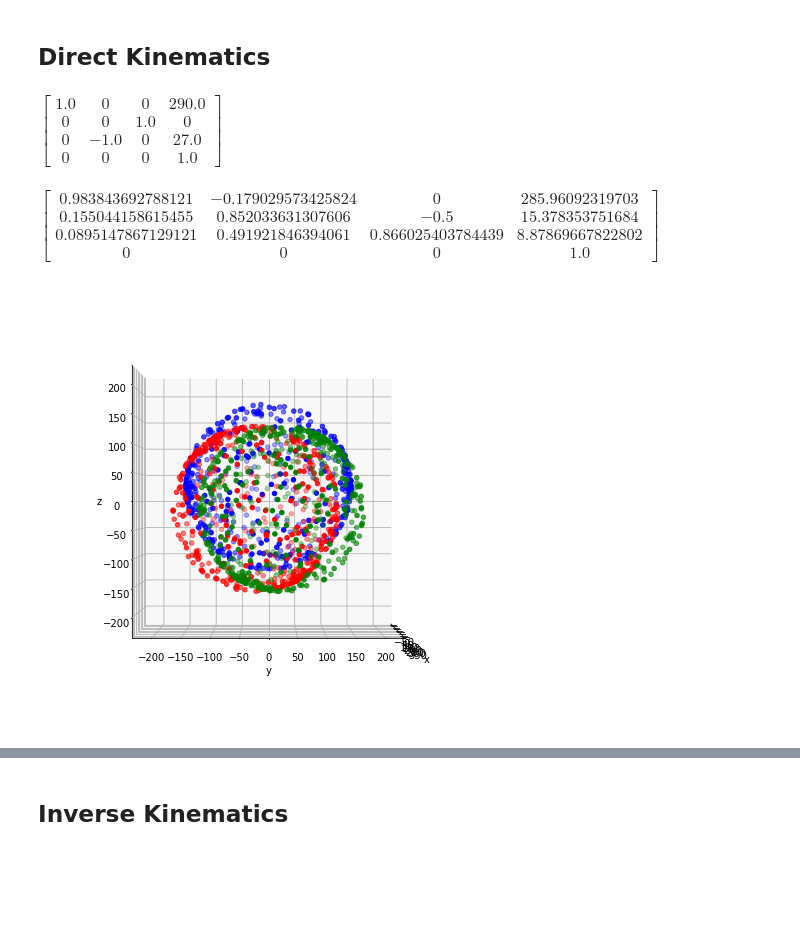
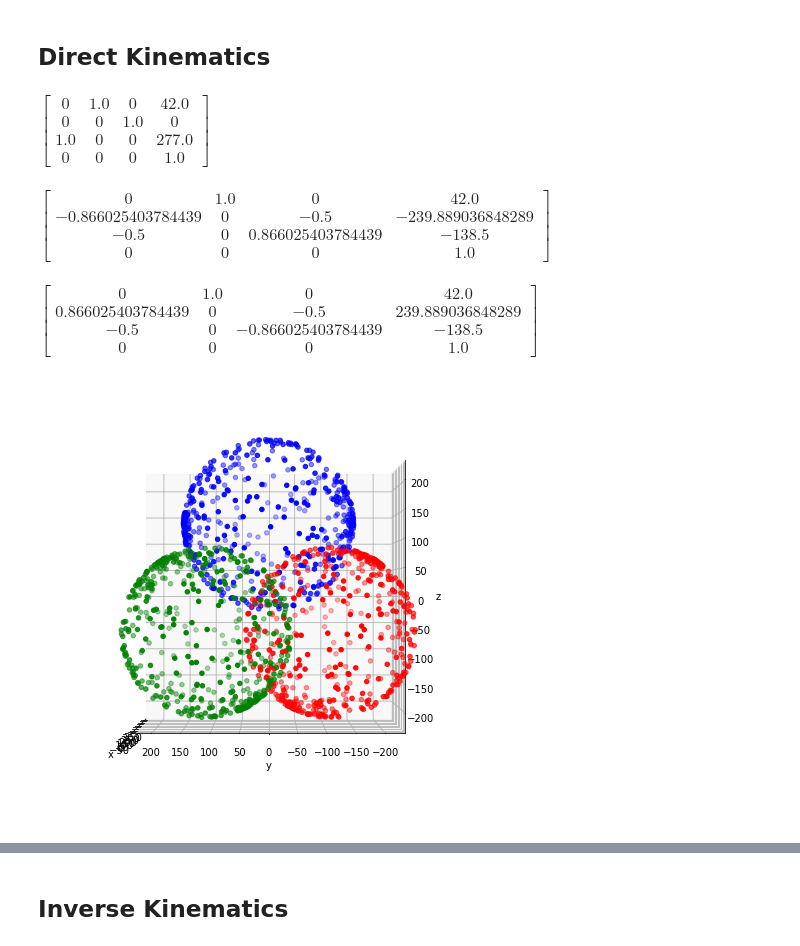
Before and after one commit to nadaol/Robotica_2021, a Jupyter notebook: TP_Final/Delta_Robot.ipynb, the cells around one changed output, grey strips where cells are left out. Drawn from its saved outputs; the diff is of its cells as text; code cells hidden in the pictures; blank space fills up the shorter version.

Commit message:
Fix idle position parallel to base, code comments

```diff
--- a/TP_Final/Delta_Robot.ipynb
+++ b/TP_Final/Delta_Robot.ipynb
@@ -34,7 +36,7 @@ def symTfromDH(theta, d, a, alpha):
 L0 = 48
 L1 = 150
 L2 = 100
-L3 = 40
+L3 = 42
 L4 = 75
 
 q01 = sp.symbols('q01') # First rotational joint angle
@@ -42,7 +44,7 @@ q02 = sp.symbols('q02') # Z axis rotational second link
 q03 = sp.symbols('q03') # X axis rotational second link
 
 # Calculated denavit parameters
-theta0 = [0,0,q01,q02+sp.pi/2,0,-sp.pi/2]
+theta0 = [0,0,q01-sp.pi/2,q02+sp.pi/2,0,-sp.pi/2]
 d0 = [L4-L0,0,0,0,0,0]
 a0 = [0,L3,L2,0,0,L1]
 alpha0 = [-sp.pi/2,0,0,0,q03,0]
@@ -69,7 +73,7 @@ q12 = sp.symbols('q12') # Z axis rotational second link
 q13 = sp.symbols('q13') # X axis rotational second link
 
 # Calculated denavit parameters
-theta1 = [0,0,0,q11,q12+sp.pi/2,0,-sp.pi/2]
+theta1 = [0,0,0,q11-sp.pi/2,q12+sp.pi/2,0,-sp.pi/2]
 d1 = [0,L4-L0,0,0,0,0,0]
 a1 = [0,0,L3,L2,0,0,L1]
 alpha1 = [sp.pi*2/3,-sp.pi/2,0,0,0,q13,0]
@@ -97,7 +103,7 @@ q22 = sp.symbols('q22') # Z axis rotational second link
 q23 = sp.symbols('q23') # X axis rotational second link
 
 # Calculated denavit parameters
-theta2 = [0,0,0,q21,q22+sp.pi/2,0,-sp.pi/2]
+theta2 = [0,0,0,q21-sp.pi/2,q22+sp.pi/2,0,-sp.pi/2]
 d2 = [0,L4-L0,0,0,0,0,0]
 a2 = [0,0,L3,L2,0,0,L1]
 alpha2 = [-sp.pi*2/3,-sp.pi/2,0,0,0,q23,0]
@@ -122,6 +128,7 @@ $\displaystyle \left[\begin{matrix}\cos{\left(q_{23} \right)} \cos{\left(q_{21}
 # %% [markdown]
 ## Direct Kinematics
 # %%
+# Calculate idle position (parallel to base) of first arm
 values ={
 q01:0,
 q02:0,
@@ -130,19 +137,29 @@ q03:0,
 
 T0_06.evalf(subs=values)
 # %% [output]
-$\displaystyle \left[\begin{matrix}1.0 & 0 & 0 & 290.0\\0 & 0 & 1.0 & 0\\0 & -1.0 & 0 & 27.0\\0 & 0 & 0 & 1.0\end{matrix}\right]$
+$\displaystyle \left[\begin{matrix}0 & 1.0 & 0 & 42.0\\0 & 0 & 1.0 & 0\\1.0 & 0 & 0 & 277.0\\0 & 0 & 0 & 1.0\end{matrix}\right]$
 # %%
-# Evaluate end effector transformation
-#1.373492839990343 q2 0.010033453033146945 l1 4.003660654923575
+# Calculate idle position (parallel to base) of second arm
 values ={
-q11:0.18,
+q11:0,
 q12:0,
 q13:0,
 }
 
 T1_06.evalf(subs=values)
 # %% [output]
-$\displaystyle \left[\begin{matrix}0.983843692788121 & -0.179029573425824 & 0 & 285.96092319703\\0.155044158615455 & 0.852033631307606 & -0.5 & 15.378353751684\\0.0895147867129121 & 0.491921846394061 & 0.866025403784439 & 8.87869667822802\\0 & 0 & 0 & 1.0\end{matrix}\right]$
+$\displaystyle \left[\begin{matrix}0 & 1.0 & 0 & 42.0\\-0.866025403784439 & 0 & -0.5 & -239.889036848289\\-0.5 & 0 & 0.866025403784439 & -138.5\\0 & 0 & 0 & 1.0\end{matrix}\right]$
+# %%
+# Calculate idle position (parallel to base) of third arm
+values ={
+q21:0,
+q22:0,
+q23:0,
+}
+
+T2_06.evalf(subs=values)
+# %% [output]
+$\displaystyle \left[\begin{matrix}0 & 1.0 & 0 & 42.0\\0.866025403784439 & 0 & -0.5 & 239.889036848289\\-0.5 & 0 & -0.866025403784439 & -138.5\\0 & 0 & 0 & 1.0\end{matrix}\right]$
 # %%
 # Evaluate random positions to plot the work volume
 N_POINTS = 500
@@ -158,17 +175,17 @@ for i in range(N_POINTS):
 # %%
 plt.ion()
 plt.rcParams['figure.figsize'] = (16,8)
 ax =plt.axes(projection='3d')
 ax.set_box_aspect(aspect=(1,1,1))
 ax.scatter3D(points0[:,0],points0[:,1],points0[:,2],c='blue')
 ax.scatter3D(points1[:,0],points1[:,1],points1[:,2],c='red')
 ax.scatter3D(points2[:,0],points2[:,1],points2[:,2],c='green')
 ax.set_xlim(-75,375)
 ax.set_ylim(-225,225)
 ax.set_zlim(-225,225)
 ax.set_xlabel('x')
 ax.set_ylabel('y')
 ax.set_zlabel('z')
-ax.view_init(elev=0,azim=0) # Sphere with center in Joint 1 .(radio = 150 (link 2) )
+ax.view_init(elev=0,azim=180) # Sphere with center in Joint 1 .(radio = 150 (link 2) )
 # %% [output]
-[figure, old version]
+[figure, new version]
```
Also changed, not shown: parts of 12 cells of this notebook, 1 other file.
